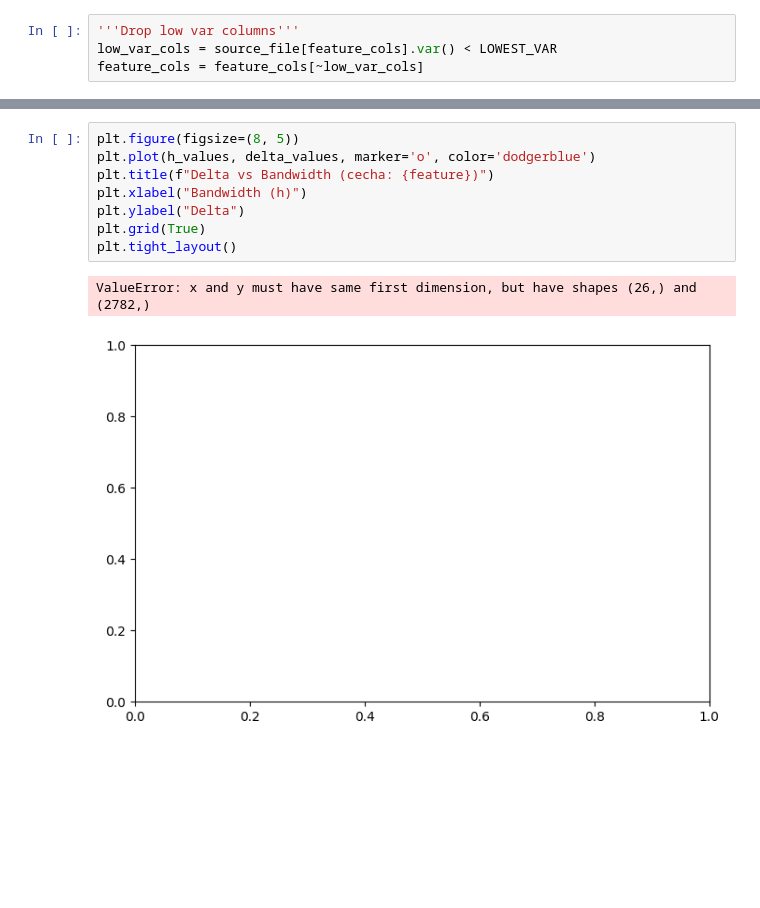
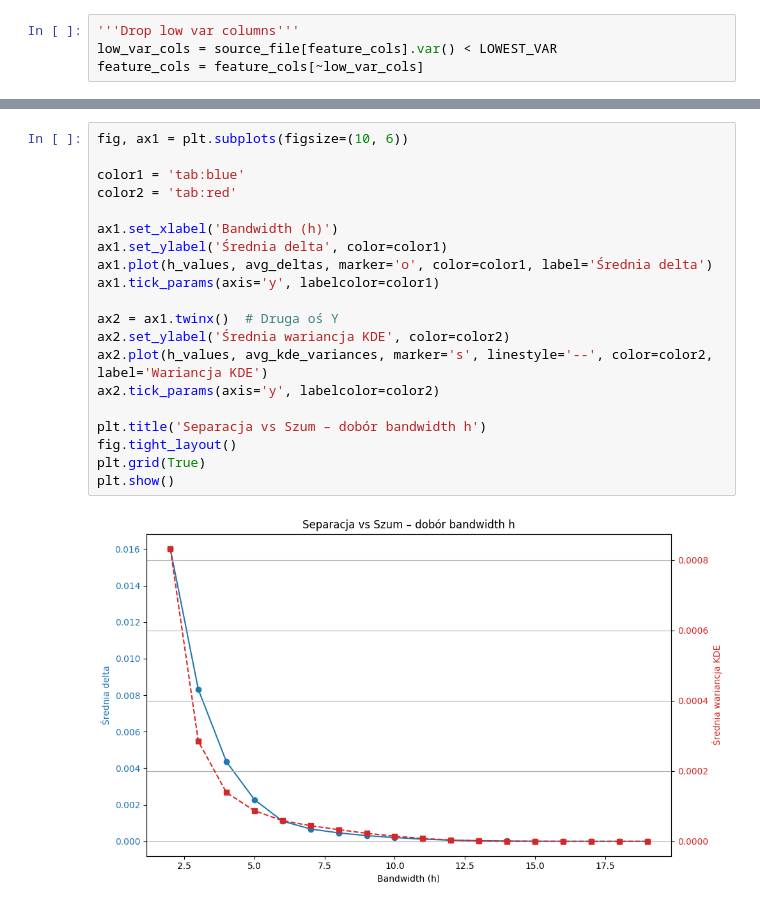
Before and after one commit to tobiaszrolla/Errors_Recognition, a Jupyter notebook: source/FeatureSelection.ipynb, the cells around one changed output, grey strips where cells are left out. Cells and saved outputs as stored; diff of their text form; blank space fills up the shorter version.

```diff
--- a/source/FeatureSelection.ipynb
+++ b/source/FeatureSelection.ipynb
@@ -85,11 +91,22 @@ for feature in tqdm(feature_cols, desc="Obliczanie delta_j (Parzen, h 5–30)"):
 # %%
-plt.figure(figsize=(8, 5))
-plt.plot(h_values, delta_values, marker='o', color='dodgerblue')
-plt.title(f"Delta vs Bandwidth (cecha: {feature})")
-plt.xlabel("Bandwidth (h)")
-plt.ylabel("Delta")
+fig, ax1 = plt.subplots(figsize=(10, 6))
+
+color1 = 'tab:blue'
+color2 = 'tab:red'
+
+ax1.set_xlabel('Bandwidth (h)')
+ax1.set_ylabel('Średnia delta', color=color1)
+ax1.plot(h_values, avg_deltas, marker='o', color=color1, label='Średnia delta')
+ax1.tick_params(axis='y', labelcolor=color1)
+
+ax2 = ax1.twinx()  # Druga oś Y
+ax2.set_ylabel('Średnia wariancja KDE', color=color2)
+ax2.plot(h_values, avg_kde_variances, marker='s', linestyle='--', color=color2, label='Wariancja KDE')
+ax2.tick_params(axis='y', labelcolor=color2)
+
+plt.title('Separacja vs Szum – dobór bandwidth h')
+fig.tight_layout()
 plt.grid(True)
-plt.tight_layout()
+plt.show()
 # %% [output]
-ValueError: x and y must have same first dimension, but have shapes (26,) and (2782,)
-[figure, old version]
+[figure, new version]
```
Also changed, not shown: parts of 7 cells of this notebook.
